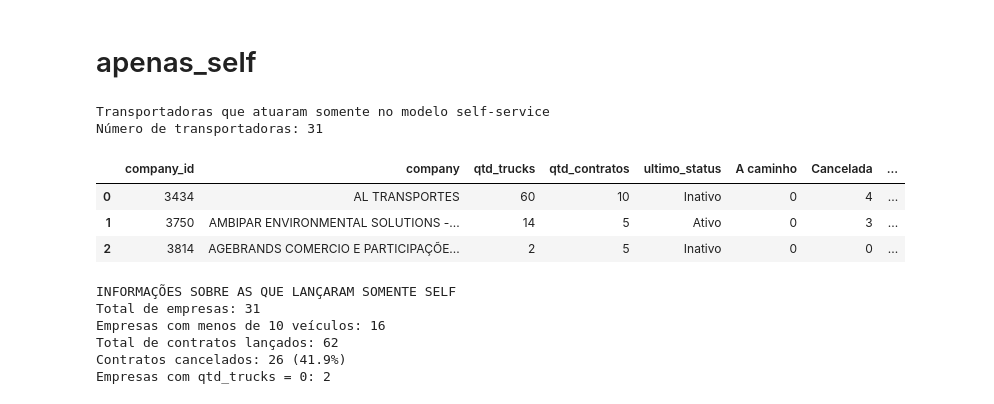
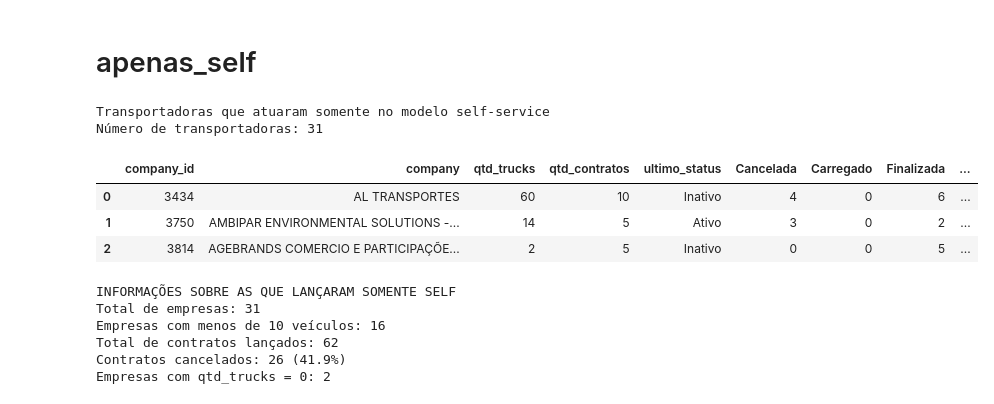
Before and after one commit to px-center/px-data-science, a Jupyter notebook: 10 - Impacto do caminho feliz no churn/2 - Data Analysis.ipynb, the cells around one changed output. Saved outputs shown, nothing was run; the diff lists cells and outputs as text; code cells hidden in the pictures.

Commit message:
atualizacao metologia idh, caminho feliz

```diff
--- a/10 - Impacto do caminho feliz no churn/2 - Data Analysis.ipynb
+++ b/10 - Impacto do caminho feliz no churn/2 - Data Analysis.ipynb
@@ -116,38 +115,38 @@ empresas_multiplos_responsaveis = responsaveis_por_empresa[
 if not empresas_multiplos_responsaveis.empty:
     print("⚠️ Atenção: há empresas com mais de um responsável:")
     print(empresas_multiplos_responsaveis[["company_id", "responsavel", "phone"]])
 
 # Manter apenas o primeiro responsável e telefone
 responsaveis_por_empresa["responsavel"] = responsaveis_por_empresa["responsavel"].apply(
     lambda x: x[0] if x else None
 )
 responsaveis_por_empresa["phone"] = responsaveis_por_empresa["phone"].apply(
     lambda x: x[0] if x else None
 )
 
 # -------------------------------
 # 5. Adicionar responsáveis ao resumo
 # -------------------------------
 apenas_self = resumo_so_self.merge(
     responsaveis_por_empresa[["company_id", "responsavel", "phone"]],
     on="company_id",
     how="left"
 )
 apenas_self.to_csv(
-    "/home/deboragomes/Área de trabalho/debora_faria_2025/9 - Impacto do caminho feliz no churn/src/data/resultado_apenas_self.csv",
+    "/home/deboragomes/Área de trabalho/REPOSITORIO_GIT/px-data-science/10 - Impacto do caminho feliz no churn/src/data/resultado_apenas_self.csv",
     index=False,
     encoding="utf-8-sig"
 )
 
 # Exibir o resultado final
 apenas_self.head(3)
 # %% [output]
 Transportadoras que atuaram somente no modelo self-service
 Número de transportadoras: 31
-|  | company_id | company | qtd_trucks | qtd_contratos | ultimo_status | A caminho | Cancelada | ... |
-| 0 | 3434 | AL TRANSPORTES | 60 | 10 | Inativo | 0 | 4 | ... |
-| 1 | 3750 | AMBIPAR ENVIRONMENTAL SOLUTIONS -... | 14 | 5 | Ativo | 0 | 3 | ... |
-| 2 | 3814 | AGEBRANDS COMERCIO E PARTICIPAÇÕE... | 2 | 5 | Inativo | 0 | 0 | ... |
+|  | company_id | company | qtd_trucks | qtd_contratos | ultimo_status | Cancelada | Carregado | Finalizada | ... |
+| 0 | 3434 | AL TRANSPORTES | 60 | 10 | Inativo | 4 | 0 | 6 | ... |
+| 1 | 3750 | AMBIPAR ENVIRONMENTAL SOLUTIONS -... | 14 | 5 | Ativo | 3 | 0 | 2 | ... |
+| 2 | 3814 | AGEBRANDS COMERCIO E PARTICIPAÇÕE... | 2 | 5 | Inativo | 0 | 0 | 5 | ... |
 # %%
 # Total de empresas
 total_empresas = apenas_self['company_id'].nunique()
```
Also changed, not shown: parts of 9 cells of this notebook, 12 other files.
